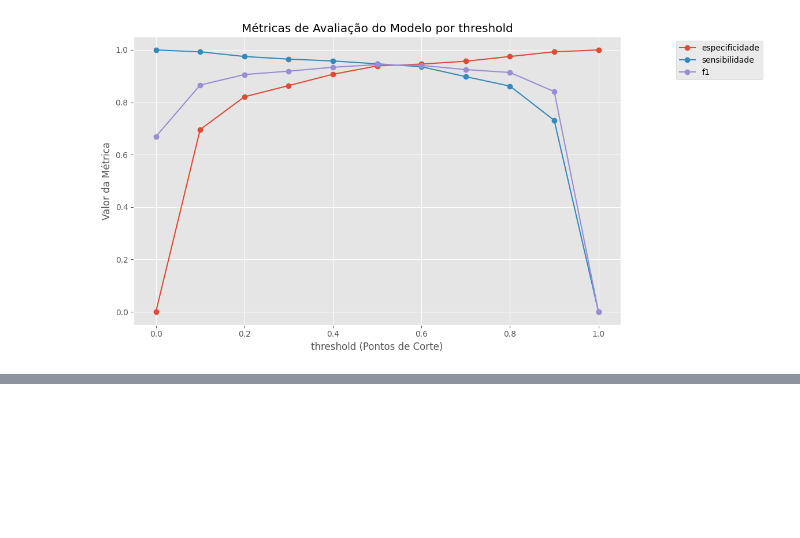
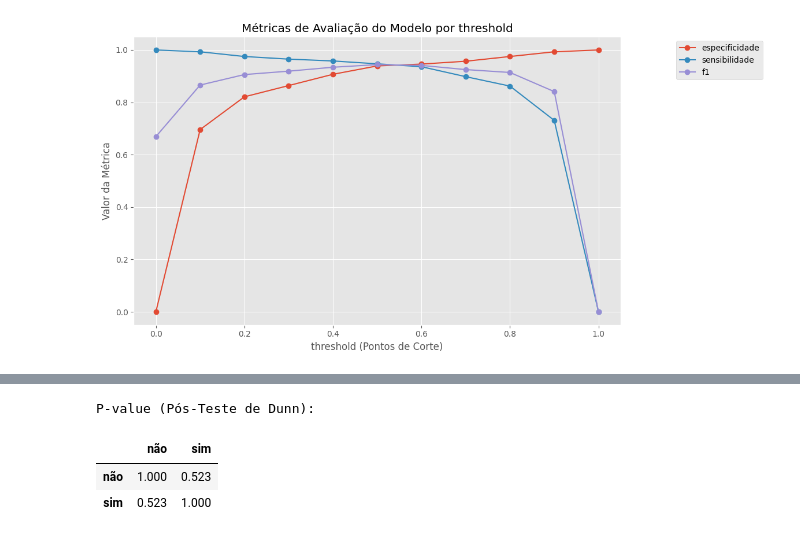
Before and after one commit to GabrielGabes/Machine-Learning-Preditivo, a Jupyter notebook: B7 - Run Free.ipynb, the cells around one changed output, grey strips where cells are left out. Saved outputs shown, nothing was run; the diff lists cells and outputs as text; code cells hidden in the pictures; blank space fills up the shorter version.

```diff
--- a/B7 - Run Free.ipynb
+++ b/B7 - Run Free.ipynb
@@ -624,0 +697,7 @@ aval_modelo_corte_grafico(tabela[['threshold','especificidade','sensibilidade','
+# %%
+pos_teste_numcat(df, 'var_num2', 'tabagismo')
+# %% [output]
+P-value (Pós-Teste de Dunn):
+|  | não | sim |
+| não | 1.000 | 0.523 |
+| sim | 0.523 | 1.000 |
```
Also changed, not shown: parts of 13 cells of this notebook.
